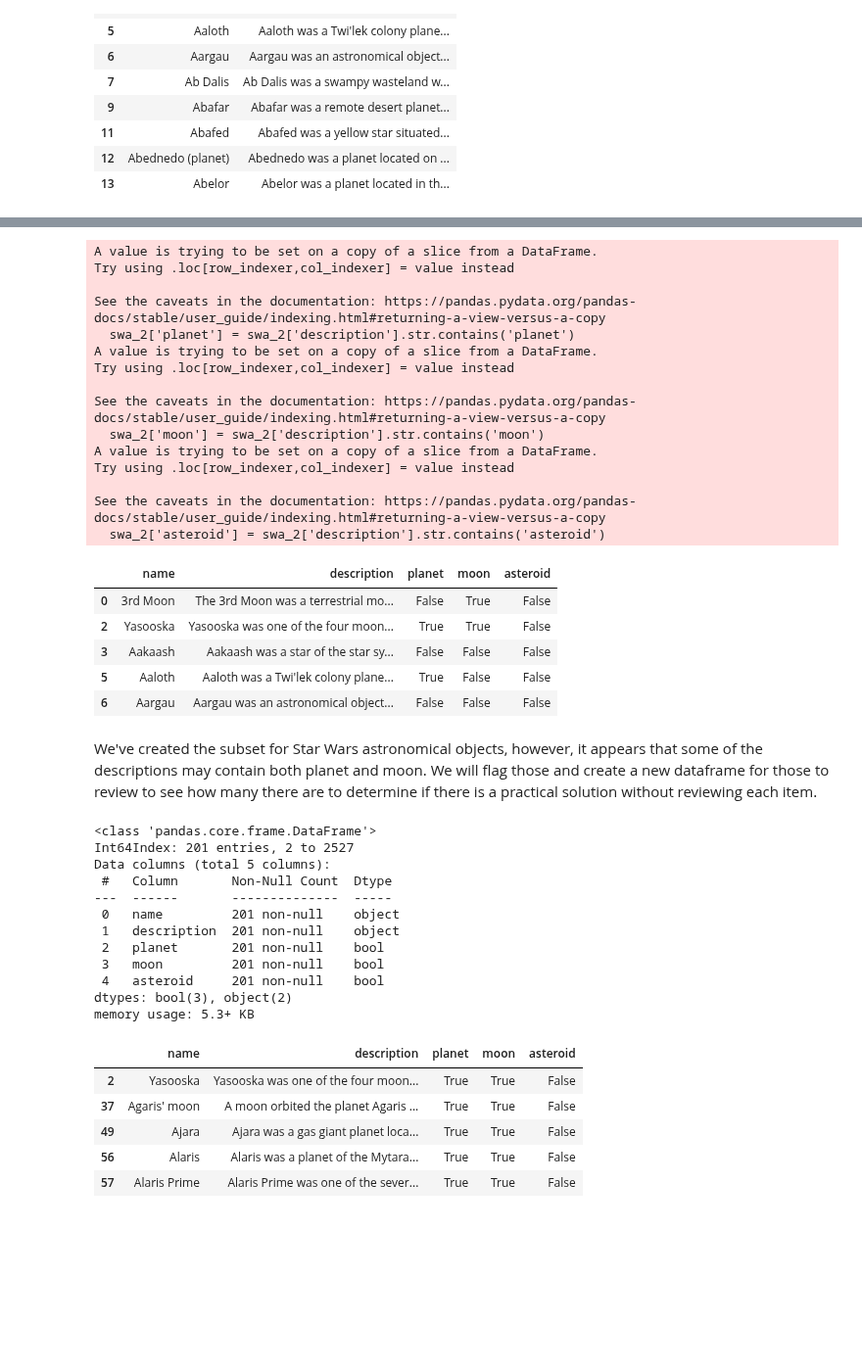
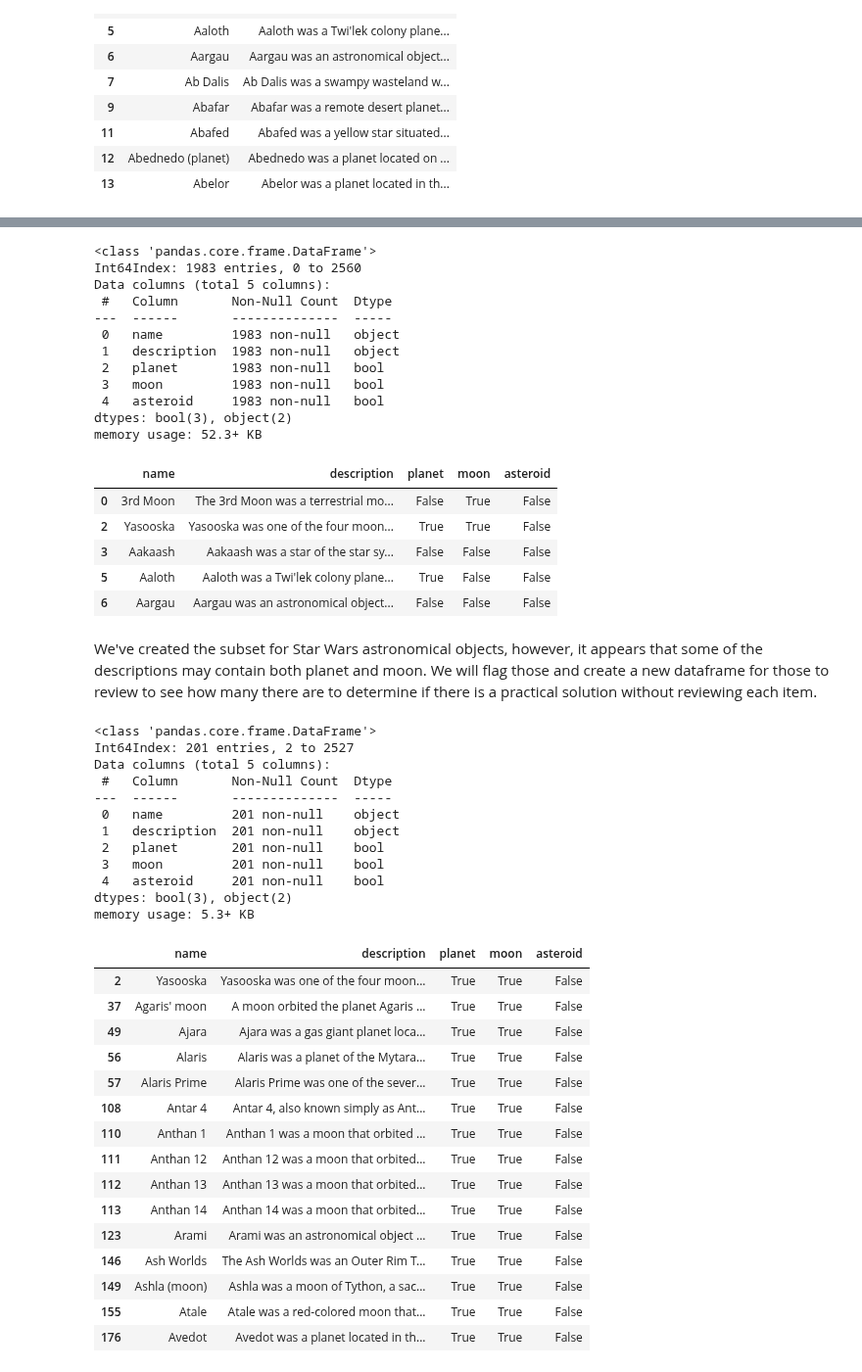
Before and after one commit to wesiswes629/wookiestapi, a Jupyter notebook: notebooks/all_astro.ipynb, the cells around one changed output, grey strips where cells are left out. Shown at 98% size. Drawn from its saved outputs; the diff is of its cells as text; code cells hidden in the pictures; blank space fills up the shorter version.

Commit message:
astro updates 75 percent

```diff
--- a/notebooks/all_astro.ipynb
+++ b/notebooks/all_astro.ipynb
@@ -201,23 +201,21 @@ swa_2['asteroid'] = swa_2['description'].str.contains('asteroid')
 
 # view updated dataframe
 
+swa_2.info()
 swa_2.head()
 # %% [output]
-A value is trying to be set on a copy of a slice from a DataFrame.
-Try using .loc[row_indexer,col_indexer] = value instead
-
-See the caveats in the documentation: https://pandas.pydata.org/pandas-docs/stable/user_guide/indexing.html#returning-a-view-versus-a-copy
-  swa_2['planet'] = swa_2['description'].str.contains('planet')
-A value is trying to be set on a copy of a slice from a DataFrame.
-Try using .loc[row_indexer,col_indexer] = value instead
-
-See the caveats in the documentation: https://pandas.pydata.org/pandas-docs/stable/user_guide/indexing.html#returning-a-view-versus-a-copy
-  swa_2['moon'] = swa_2['description'].str.contains('moon')
-A value is trying to be set on a copy of a slice from a DataFrame.
-Try using .loc[row_indexer,col_indexer] = value instead
-
-See the caveats in the documentation: https://pandas.pydata.org/pandas-docs/stable/user_guide/indexing.html#returning-a-view-versus-a-copy
-  swa_2['asteroid'] = swa_2['description'].str.contains('asteroid')
+<class 'pandas.core.frame.DataFrame'>
+Int64Index: 1983 entries, 0 to 2560
+Data columns (total 5 columns):
+ #   Column       Non-Null Count  Dtype
+---  ------       --------------  -----
+ 0   name         1983 non-null   object
+ 1   description  1983 non-null   object
+ 2   planet       1983 non-null   bool
+ 3   moon         1983 non-null   bool
+ 4   asteroid     1983 non-null   bool
+dtypes: bool(3), object(2)
+memory usage: 52.3+ KB
 |  | name | description | planet | moon | asteroid |
 | 0 | 3rd Moon | The 3rd Moon was a terrestrial mo... | False | True | False |
 | 2 | Yasooska | Yasooska was one of the four moon... | True | True | False |
@@ -229,26 +227,36 @@ We've created the subset for Star Wars astronomical objects, however, it appears
 # %%
 # Create a dataframe with both planet and moon true booleans
 
 swa_true = swa_2[(swa_2['planet'] == True) & (swa_2['moon'] == True)]
 
 swa_true.info()
-swa_true.head()
+swa_true.head(15)
 # %% [output]
 <class 'pandas.core.frame.DataFrame'>
 Int64Index: 201 entries, 2 to 2527
 Data columns (total 5 columns):
  #   Column       Non-Null Count  Dtype
 ---  ------       --------------  -----
  0   name         201 non-null    object
  1   description  201 non-null    object
  2   planet       201 non-null    bool
  3   moon         201 non-null    bool
  4   asteroid     201 non-null    bool
 dtypes: bool(3), object(2)
 memory usage: 5.3+ KB
 |  | name | description | planet | moon | asteroid |
 | 2 | Yasooska | Yasooska was one of the four moon... | True | True | False |
 | 37 | Agaris' moon | A moon orbited the planet Agaris ... | True | True | False |
 | 49 | Ajara | Ajara was a gas giant planet loca... | True | True | False |
 | 56 | Alaris | Alaris was a planet of the Mytara... | True | True | False |
 | 57 | Alaris Prime | Alaris Prime was one of the sever... | True | True | False |
+| 108 | Antar 4 | Antar 4, also known simply as Ant... | True | True | False |
+| 110 | Anthan 1 | Anthan 1 was a moon that orbited ... | True | True | False |
+| 111 | Anthan 12 | Anthan 12 was a moon that orbited... | True | True | False |
+| 112 | Anthan 13 | Anthan 13 was a moon that orbited... | True | True | False |
+| 113 | Anthan 14 | Anthan 14 was a moon that orbited... | True | True | False |
+| 123 | Arami | Arami was an astronomical object ... | True | True | False |
+| 146 | Ash Worlds | The Ash Worlds was an Outer Rim T... | True | True | False |
+| 149 | Ashla (moon) | Ashla was a moon of Tython, a sac... | True | True | False |
+| 155 | Atale | Atale was a red-colored moon that... | True | True | False |
+| 176 | Avedot | Avedot was a planet located in th... | True | True | False |
```
Also changed, not shown: parts of 11 cells of this notebook.
